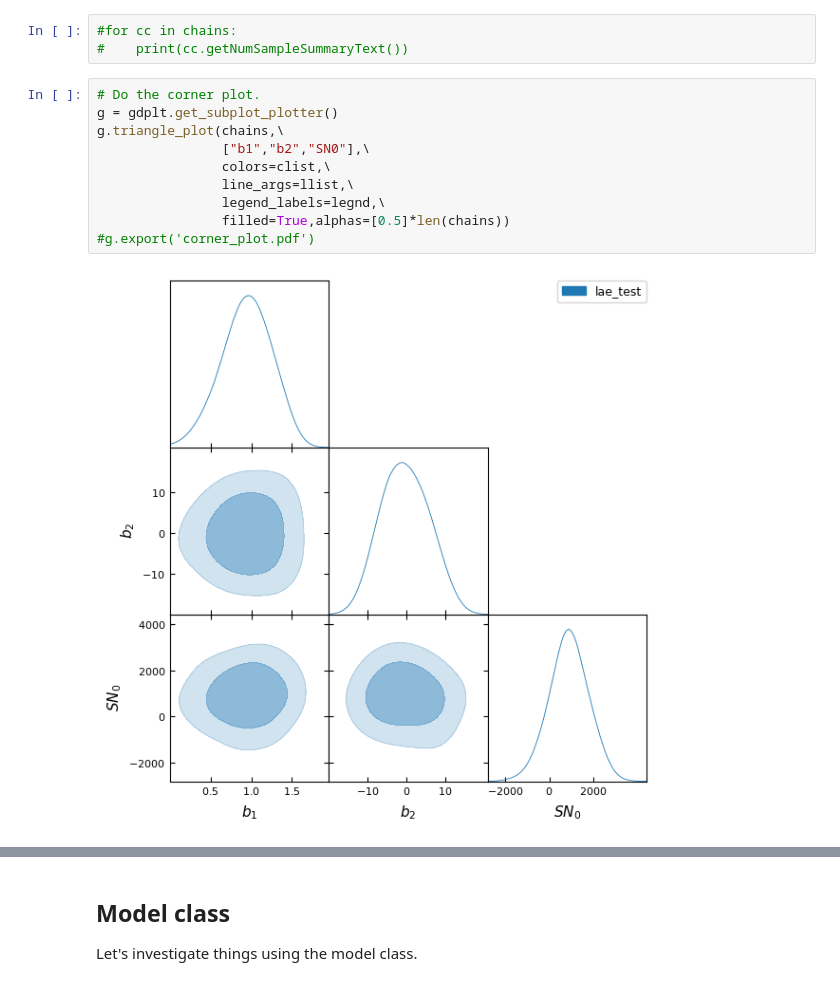
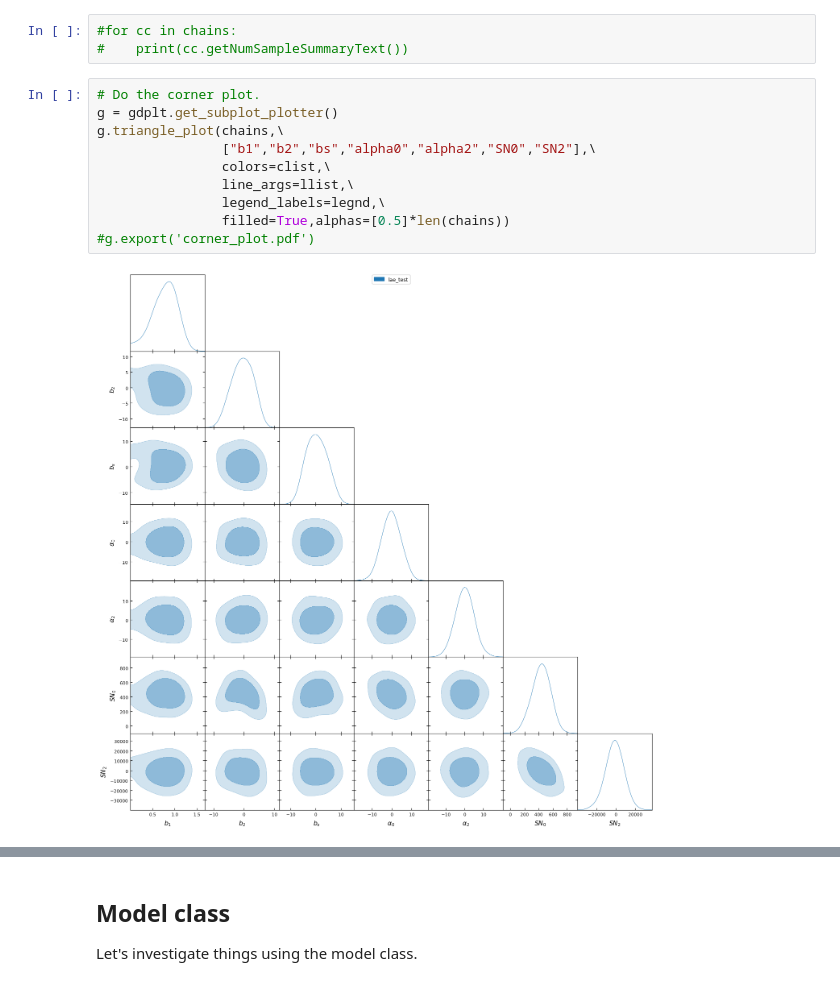
Before and after one commit to martinjameswhite/AnalyzeLAE, a Jupyter notebook: Cobaya/ViewChain.ipynb, the cells around one changed output, grey strips where cells are left out. Cells and saved outputs as stored; diff of their text form.

```diff
--- a/Cobaya/ViewChain.ipynb
+++ b/Cobaya/ViewChain.ipynb
@@ -83,15 +83,15 @@ SN_2 = -2900^{+17000}_{-22000}
 # %%
 # Do the corner plot.
 g = gdplt.get_subplot_plotter()
 g.triangle_plot(chains,\
-                ["b1","b2","SN0"],\
+                ["b1","b2","bs","alpha0","alpha2","SN0","SN2"],\
                 colors=clist,\
                 line_args=llist,\
                 legend_labels=legnd,\
                 filled=True,alphas=[0.5]*len(chains))
 #g.export('corner_plot.pdf')
 # %% [output]
-[figure, old version]
+[figure, new version]
 # %%
 # Look at some 1D posteriors.
 if (len(legnd)>3):
```
Also changed, not shown: parts of 8 cells of this notebook.
